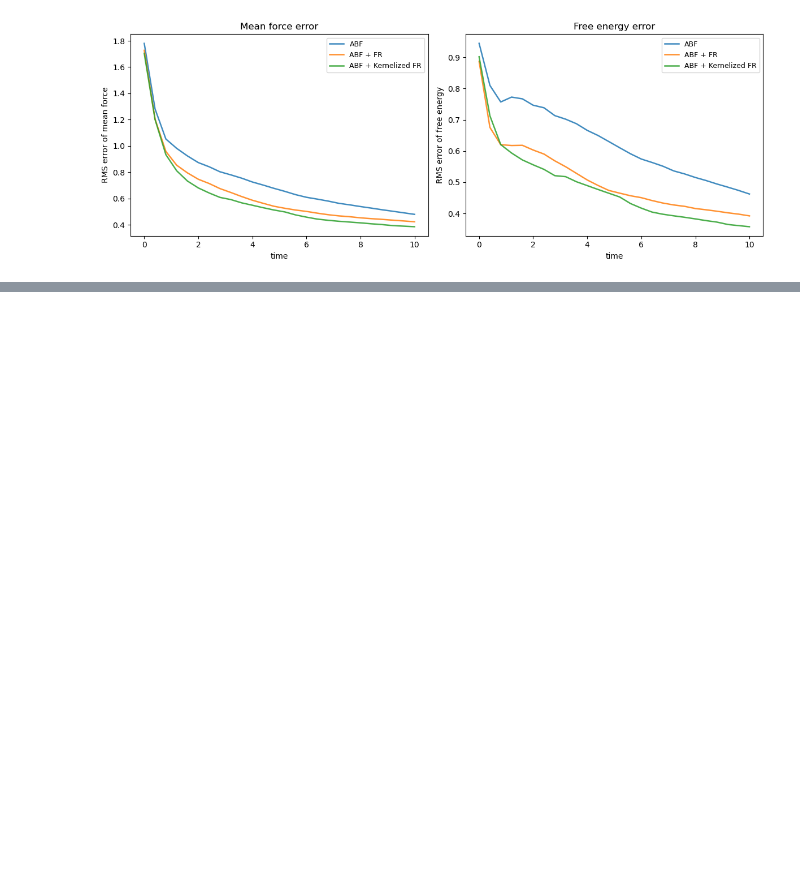
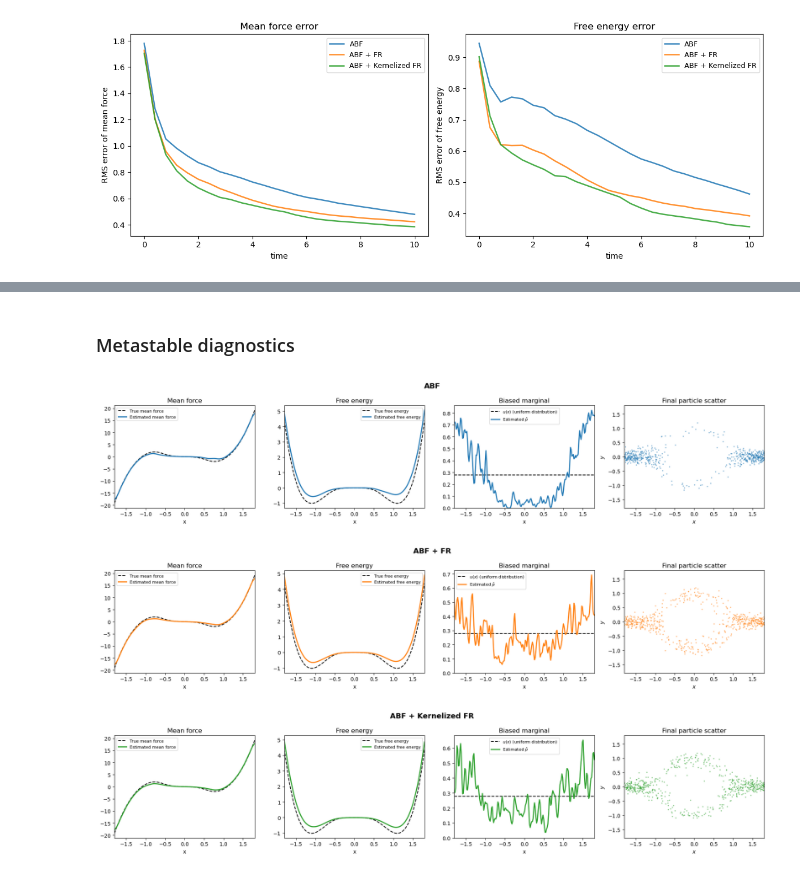
Before and after one commit to zheyuanlai/WFR-ABF, a Jupyter notebook: WFRABF.ipynb, the cells around one changed output, grey strips where cells are left out. Cells and saved outputs as stored; diff of their text form; code cells hidden in the pictures; blank space fills up the shorter version.

```diff
--- a/WFRABF.ipynb
+++ b/WFRABF.ipynb
@@ -758,0 +1225,51 @@ plt.show()
+# %% [markdown]
+### Metastable diagnostics
+# %%
+methods_meta = [
+    ("ABF", diag_abf_meta, "C0"),
+    ("ABF + FR", diag_simple_meta, "C1"),
+    ("ABF + Kernelized FR", diag_kernel_meta, "C2"),
+]
+
+for label_meta, d_meta, col_meta in methods_meta:
+    fig_meta, axes_meta = plt.subplots(1, 4, figsize=(18, 4))
+    fig_meta.suptitle(label_meta, fontsize=14, fontweight='bold')
+
+    ax_meta = axes_meta[0]
+    ax_meta.plot(z_grid_meta, Fprime_ref_meta, 'k--', lw=1.5, label="True mean force")
+    ax_meta.plot(z_grid_meta, d_meta['Ahat_prime'][-1], color=col_meta, lw=2,
+                 label="Estimated mean force")
+    ax_meta.set_xlabel("x"); ax_meta.set_title("Mean force")
+    ax_meta.legend(fontsize=8); ax_meta.set_xlim(ZMIN_meta, ZMAX_meta)
+
+    ax_meta = axes_meta[1]
+    ax_meta.plot(z_grid_meta, F_ref_meta, 'k--', lw=1.5, label="True free energy")
+    ax_meta.plot(z_grid_meta, d_meta['Ahat'][-1], color=col_meta, lw=2,
+                 label="Estimated free energy")
+    ax_meta.set_xlabel("x"); ax_meta.set_title("Free energy")
+    ax_meta.legend(fontsize=8); ax_meta.set_xlim(ZMIN_meta, ZMAX_meta)
+
+    ax_meta = axes_meta[2]
+    ax_meta.plot(z_grid_meta, u_target_meta, 'k--', lw=1.5,
+                 label=r"$u(x)$ (uniform distribution)")
+    ax_meta.plot(z_grid_meta, d_meta['p_hat_grid'][-1], color=col_meta, lw=2,
+                 label=r"Estimated $\hat p$")
+    ax_meta.set_xlabel("x")
+    ax_meta.set_title(r"Biased marginal")
+    ax_meta.legend(fontsize=8); ax_meta.set_xlim(ZMIN_meta, ZMAX_meta)
+    ax_meta.set_ylim(bottom=0)
+
+    ax_meta = axes_meta[3]
+    Xs_meta, Ys_meta = d_meta['X_snap'][-1], d_meta['Y_snap'][-1]
+    ax_meta.scatter(Xs_meta, Ys_meta, s=2, alpha=0.4, color=col_meta,
+                    rasterized=True)
+    ax_meta.set_xlim(ZMIN_meta, ZMAX_meta); ax_meta.set_ylim(YMIN_meta, YMAX_meta)
+    ax_meta.set_xlabel(r"$x$"); ax_meta.set_ylabel(r"$y$")
+    ax_meta.set_title("Final particle scatter")
+
+    plt.tight_layout()
+    plt.show()
+# %% [output]
+[figure, added]
+[figure, added]
+[figure, added]
```
Also changed, not shown: parts of 16 cells of this notebook.
